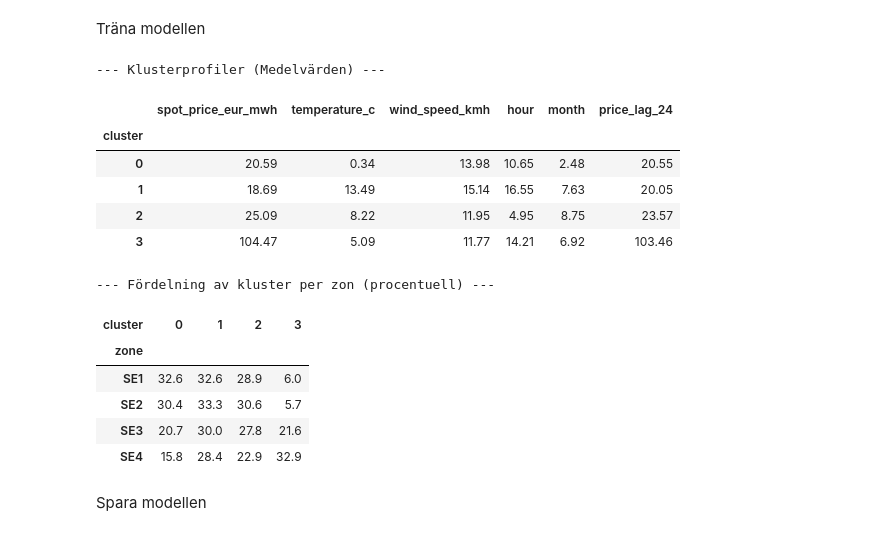
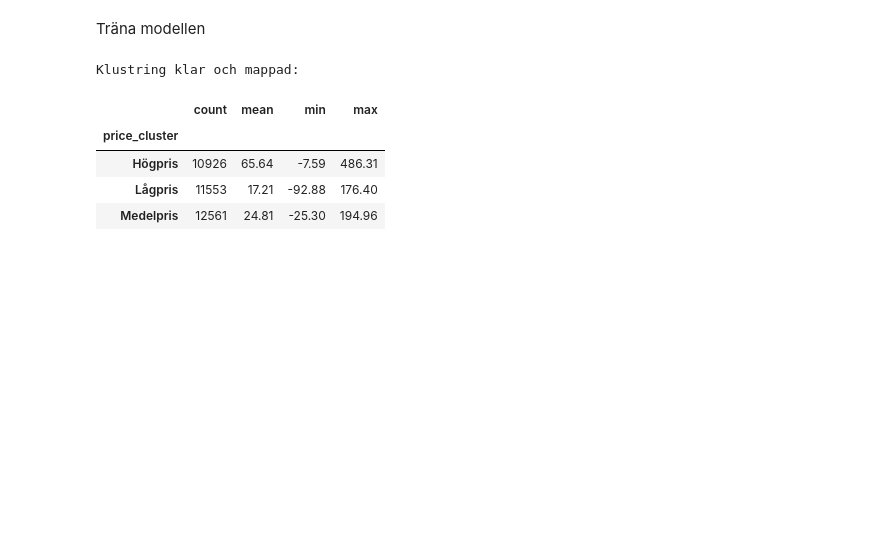
Before and after one commit to Grevendev/Predictor, a Jupyter notebook: models/clustering.ipynb, the cells around one changed output. Cells and saved outputs as stored; diff of their text form; code cells hidden in the pictures; blank space fills up the shorter version.

```diff
--- a/models/clustering.ipynb
+++ b/models/clustering.ipynb
@@ -75,35 +85,34 @@ df_clean["cluster"] = df_clean["price_cluster"]  # För bakåtkompatibilitet
 # %% [markdown]
 Träna modellen
 # %%
-FINAL_K = elbow_k  # eller sätt manuellt t.ex. 4
+# 1. Träna K-Means med exakt k=3 enligt kravspecen
+kmeans = KMeans(n_clusters=3, random_state=42, n_init=10)
+df_clean["cluster_raw"] = kmeans.fit_predict(X_scaled)
 
-kmeans = KMeans(n_clusters=FINAL_K, random_state=42, n_init=10)
-df_clean["cluster"] = kmeans.fit_predict(X_scaled)
+# 2. Mappa klustren efter stigande snittpris så att Lågpris alltid blir billigast
+price_order = (
+    df_clean.groupby("cluster_raw")["spot_price_eur_mwh"].mean().sort_values().index
+)
 
-# 1. Klusterprofiler (medelvärden för features)
-print("--- Klusterprofiler (Medelvärden) ---")
-display(df_clean.groupby("cluster")[FEATURES].mean().round(2))
+cluster_labels = {
+    price_order[0]: "Lågpris",
+    price_order[1]: "Medelpris",
+    price_order[2]: "Högpris",
+}
 
-# 2. Korsanalys: Hur många timmar spenderar respektive zon i respektive kluster?
-print("\n--- Fördelning av kluster per zon (procentuell) ---")
-zone_cluster_distribution = (
-    pd.crosstab(df_clean["zone"], df_clean["cluster"], normalize="index") * 100
-).round(1)
-display(zone_cluster_distribution)
+df_clean["price_cluster"] = df_clean["cluster_raw"].map(cluster_labels)
+df_clean["cluster"] = df_clean["price_cluster"]
+
+print("Klustring klar och mappad:")
+display(
+    df_clean.groupby("price_cluster")["spot_price_eur_mwh"]
+    .agg(["count", "mean", "min", "max"])
+    .round(2)
+)
 # %% [output]
---- Klusterprofiler (Medelvärden) ---
+Klustring klar och mappad:
-|  | spot_price_eur_mwh | temperature_c | wind_speed_kmh | hour | month | price_lag_24 |
-| cluster |  |  |  |  |  |  |
-| 0 | 20.59 | 0.34 | 13.98 | 10.65 | 2.48 | 20.55 |
-| 1 | 18.69 | 13.49 | 15.14 | 16.55 | 7.63 | 20.05 |
-| 2 | 25.09 | 8.22 | 11.95 | 4.95 | 8.75 | 23.57 |
-| 3 | 104.47 | 5.09 | 11.77 | 14.21 | 6.92 | 103.46 |
+|  | count | mean | min | max |
+| price_cluster |  |  |  |  |
+| Högpris | 10926 | 65.64 | -7.59 | 486.31 |
+| Lågpris | 11553 | 17.21 | -92.88 | 176.40 |
+| Medelpris | 12561 | 24.81 | -25.30 | 194.96 |
---- Fördelning av kluster per zon (procentuell) ---
-| cluster | 0 | 1 | 2 | 3 |
-| zone |  |  |  |  |
-| SE1 | 32.6 | 32.6 | 28.9 | 6.0 |
-| SE2 | 30.4 | 33.3 | 30.6 | 5.7 |
-| SE3 | 20.7 | 30.0 | 27.8 | 21.6 |
-| SE4 | 15.8 | 28.4 | 22.9 | 32.9 |
-# %% [markdown]
-Spara modellen
```
Also changed, not shown: parts of 9 cells of this notebook, 4 other files.
